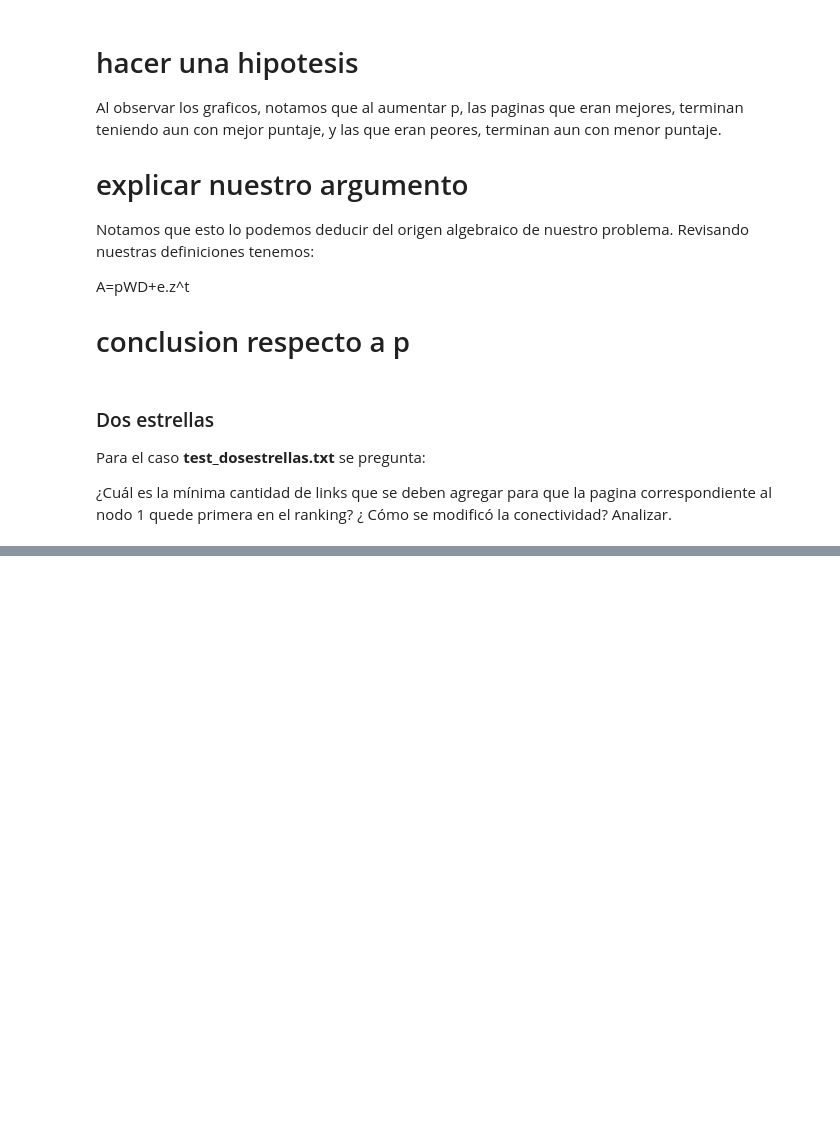
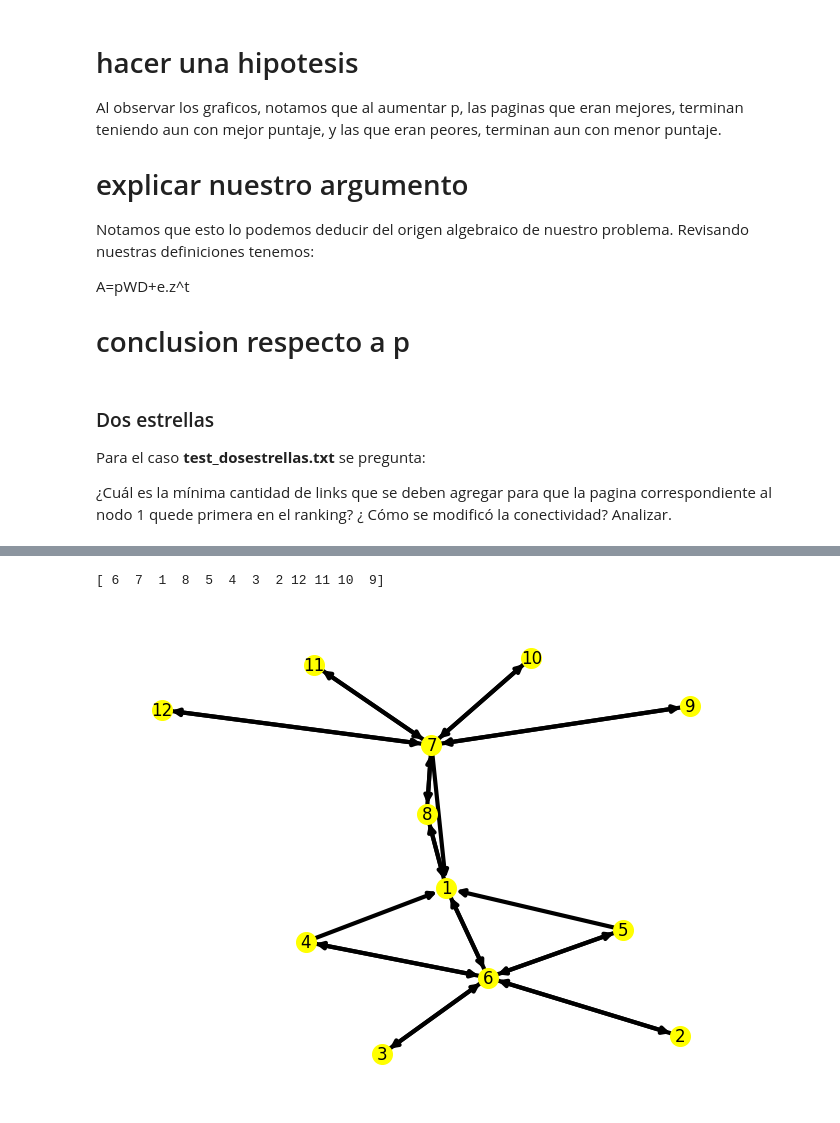
Before and after one commit to dantec19/alc_1c-2024, a Jupyter notebook: tp1/template-alumnos/template-alumnos/grupo_XX_TP1.ipynb, the cells around one changed output, grey strips where cells are left out. Drawn from its saved outputs; the diff is of its cells as text; code cells hidden in the pictures; blank space fills up the shorter version.

```diff
--- a/tp1/template-alumnos/template-alumnos/grupo_XX_TP1.ipynb
+++ b/tp1/template-alumnos/template-alumnos/grupo_XX_TP1.ipynb
@@ -409,0 +441,9 @@ KeyboardInterrupt:
+# %%
+# Conecto el nodo 4 con el 1
+W[0,3] = 1
+rnk, scr = calcularRanking(W, p)
+print(rnk)
+dibujarGrafo(W, print_ejes=False)
+# %% [output]
+[ 6  7  1  8  5  4  3  2 12 11 10  9]
+[figure, added]
```
Also changed, not shown: parts of 15 cells of this notebook.
